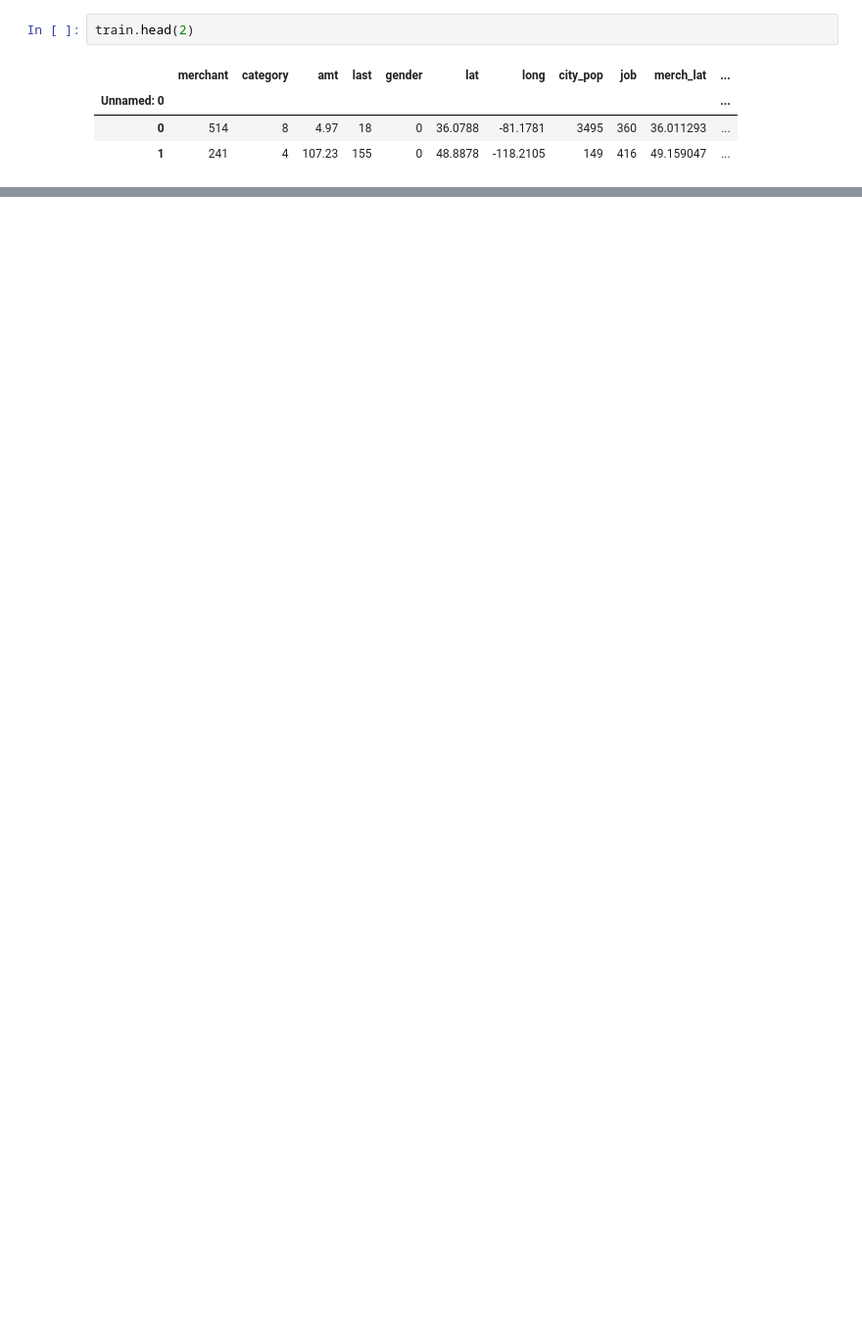
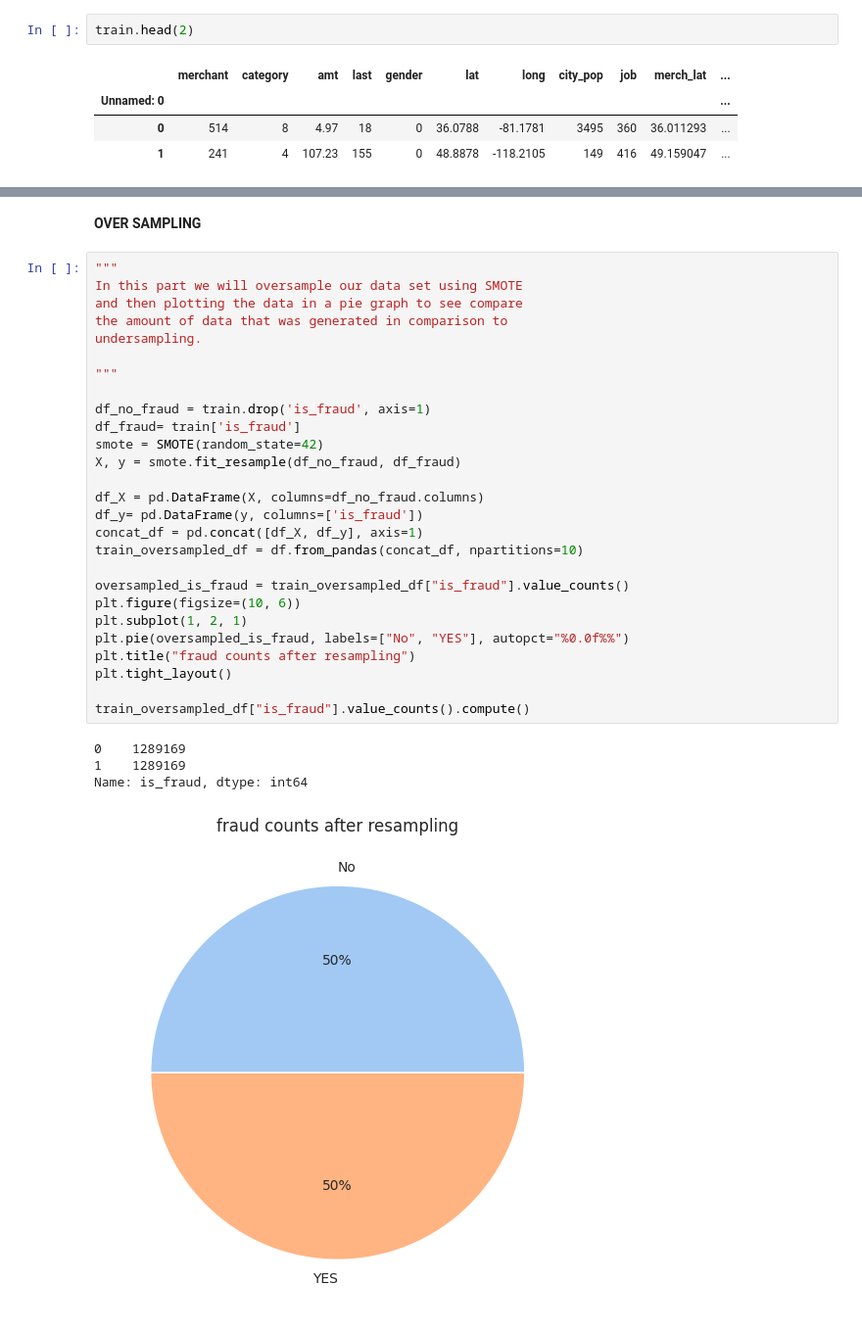
Before and after one commit to Shalvi-Saxena/Credit-Card-Fraud-Detection, a Jupyter notebook: SOEN_471_CreditCard_Fraud_Detection.ipynb, the cells around one changed output, grey strips where cells are left out. Shown at 98% size. Saved outputs shown, nothing was run; the diff lists cells and outputs as text; blank space fills up the shorter version.

```diff
--- a/SOEN_471_CreditCard_Fraud_Detection.ipynb
+++ b/SOEN_471_CreditCard_Fraud_Detection.ipynb
@@ -279,0 +328,34 @@ train.head(2)
+# %% [markdown]
+**OVER SAMPLING**
+# %%
+"""
+In this part we will oversample our data set using SMOTE
+and then plotting the data in a pie graph to see compare
+the amount of data that was generated in comparison to
+undersampling.
+
+"""
+
+df_no_fraud = train.drop('is_fraud', axis=1)
+df_fraud= train['is_fraud']
+smote = SMOTE(random_state=42)
+X, y = smote.fit_resample(df_no_fraud, df_fraud)
+
+df_X = pd.DataFrame(X, columns=df_no_fraud.columns)
+df_y= pd.DataFrame(y, columns=['is_fraud'])
+concat_df = pd.concat([df_X, df_y], axis=1)
+train_oversampled_df = df.from_pandas(concat_df, npartitions=10)
+
+oversampled_is_fraud = train_oversampled_df["is_fraud"].value_counts()
+plt.figure(figsize=(10, 6))
+plt.subplot(1, 2, 1)
+plt.pie(oversampled_is_fraud, labels=["No", "YES"], autopct="%0.0f%%")
+plt.title("fraud counts after resampling")
+plt.tight_layout()
+
+train_oversampled_df["is_fraud"].value_counts().compute()
+# %% [output]
+0    1289169
+1    1289169
+Name: is_fraud, dtype: int64
+[figure, added]
```
Also changed, not shown: parts of 44 cells of this notebook.
